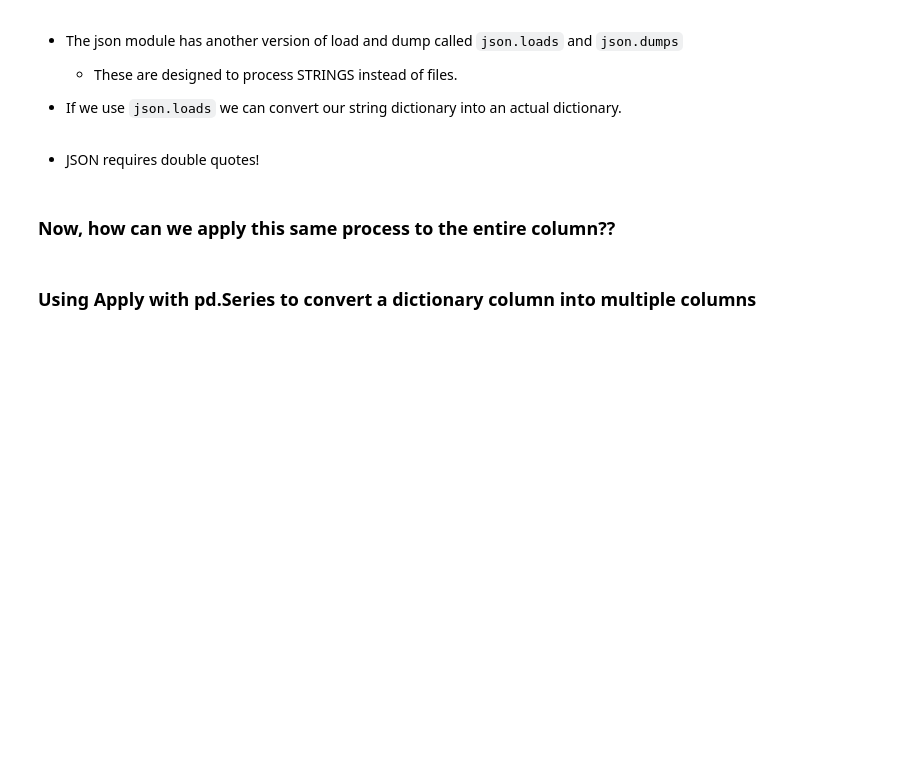
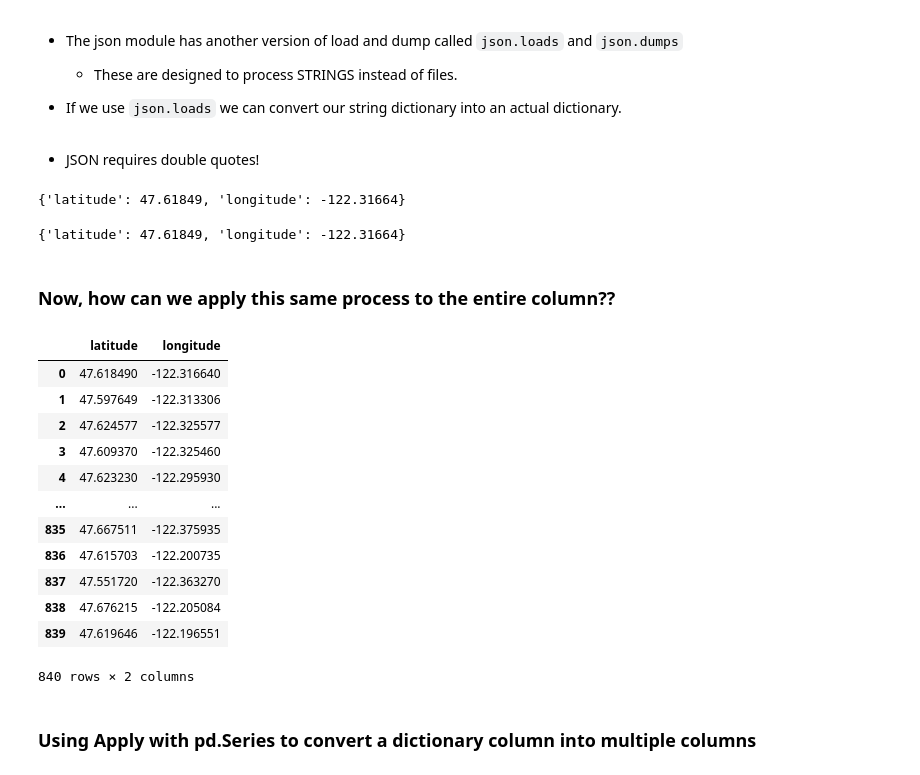
Before and after one commit to coding-dojo-data-science/data-enrichment-wk14-activity-mapping-yelp-api-results, a Jupyter notebook: Part2-Mapping Yelp Search Results.ipynb, the cells around one changed output. Saved outputs shown, nothing was run; the diff lists cells and outputs as text; code cells hidden in the pictures; blank space fills up the shorter version.

```diff
--- a/Part2-Mapping Yelp Search Results.ipynb
+++ b/Part2-Mapping Yelp Search Results.ipynb
@@ -87,7 +139,15 @@ test_coord
 - JSON requires double quotes!
 # %%
 ## replace single ' with "
+test_coord = test_coord.replace("'",'"')
 # %%
 ## Use json.loads on the test coordinate, again
+json.loads(test_coord)
+# %% [output]
+{'latitude': 47.61849, 'longitude': -122.31664}
+# %%
+json.loads(test_coord)
+# %% [output]
+{'latitude': 47.61849, 'longitude': -122.31664}
 # %% [markdown]
 ### Now, how can we apply this same process to the entire column??
@@ -98,3 +162,23 @@ test_coord
+# %%
+# Power of Lambda
+
+lat_long = df['coordinates'].apply(lambda cell : pd.Series(json.loads(cell.replace("'",'"'))))
+# %%
+lat_long
+# %% [output]
+|  | latitude | longitude |
+| 0 | 47.618490 | -122.316640 |
+| 1 | 47.597649 | -122.313306 |
+| 2 | 47.624577 | -122.325577 |
+| 3 | 47.609370 | -122.325460 |
+| 4 | 47.623230 | -122.295930 |
+| ... | ... | ... |
+| 835 | 47.667511 | -122.375935 |
+| 836 | 47.615703 | -122.200735 |
+| 837 | 47.551720 | -122.363270 |
+| 838 | 47.676215 | -122.205084 |
+| 839 | 47.619646 | -122.196551 |
+840 rows × 2 columns
 # %%
 ## slice out a single test coordinate
 # %% [markdown]
```
Also changed, not shown: parts of 11 cells of this notebook.
